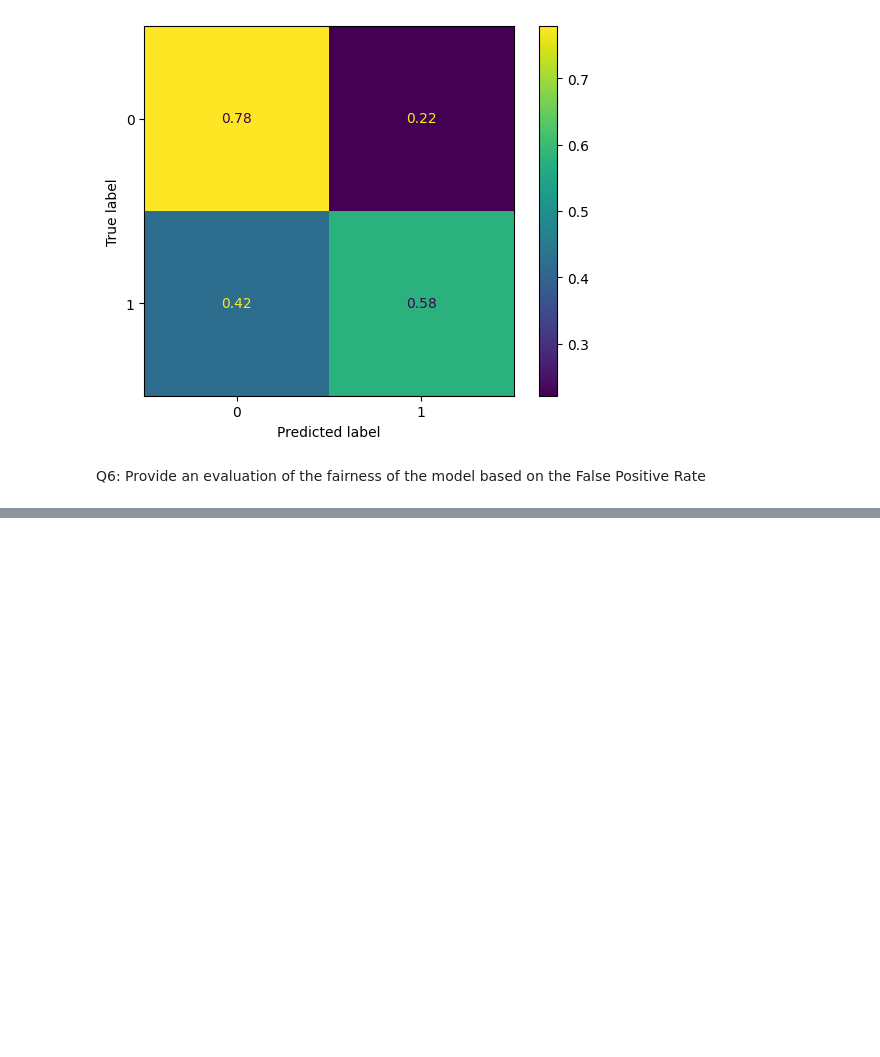
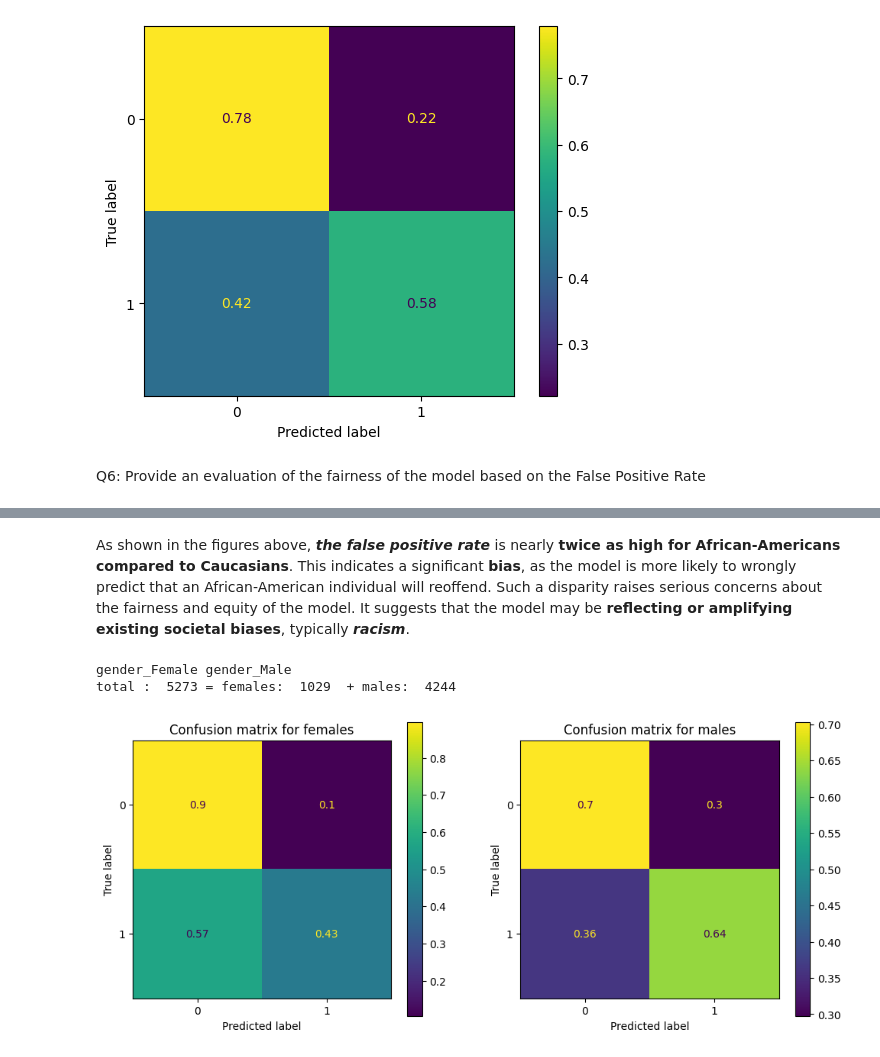
Before and after one commit to Fetrixdu83/SupervisedML, a Jupyter notebook: tp3/evaluation.ipynb, the cells around one changed output, grey strips where cells are left out. Saved outputs shown, nothing was run; the diff lists cells and outputs as text; code cells hidden in the pictures; blank space fills up the shorter version.

```diff
--- a/tp3/evaluation.ipynb
+++ b/tp3/evaluation.ipynb
@@ -213,0 +260,39 @@ Q6: Provide an evaluation of the fairness of the model based on the False Positi
+# %% [markdown]
+As shown in the figures above, ***the false positive rate*** is nearly **twice as high for African-Americans compared to Caucasians**. This indicates a significant **bias**, as the model is more likely to wrongly predict that an African-American individual will reoffend. Such a disparity raises serious concerns about the fairness and equity of the model. It suggests that the model may be **reflecting or amplifying existing societal biases**, typically ***racism***.
+# %%
+# we are going to do the same tests for males and females
+print(features[2], features[3])
+females_examples = []
+males_examples = []
+
+females_labels = []
+males_labels = []
+
+for i in range(len(train_examples)) :
+    if(train_examples[i][2]==1):
+        females_examples.append(train_examples[i])
+        females_labels.append(train_labels[i])
+    if(train_examples[i][3]==1):
+        males_examples.append(train_examples[i])
+        males_labels.append(train_labels[i])
+females_examples = np.array(females_examples)
+males_examples = np.array(males_examples)
+
+print("total : ",len(train_examples) , "= females: ",len(females_examples) , " + males: ",len(males_examples))
+# %% [output]
+gender_Female gender_Male
+total :  5273 = females:  1029  + males:  4244
+# %%
+_, x_test_females, _, y_test_females = train_test_split(females_examples, females_labels, test_size=0.4, random_state=1)
+_, x_test_males, _, y_test_males = train_test_split(males_examples, males_labels, test_size=0.4, random_state=1)
+
+fig, axes = plt.subplots(1, 2, figsize=(12, 5))
+
+ConfusionMatrixDisplay.from_estimator(clf, x_test_females, y_test_females, normalize = 'true', ax=axes[0])
+axes[0].set_title("Confusion matrix for females")
+
+ConfusionMatrixDisplay.from_estimator(clf, x_test_males, y_test_males, normalize = 'true', ax=axes[1])
+axes[1].set_title("Confusion matrix for males")
+plt.show()
+# %% [output]
+[figure, added]
```
Also changed, not shown: parts of 12 cells of this notebook.
